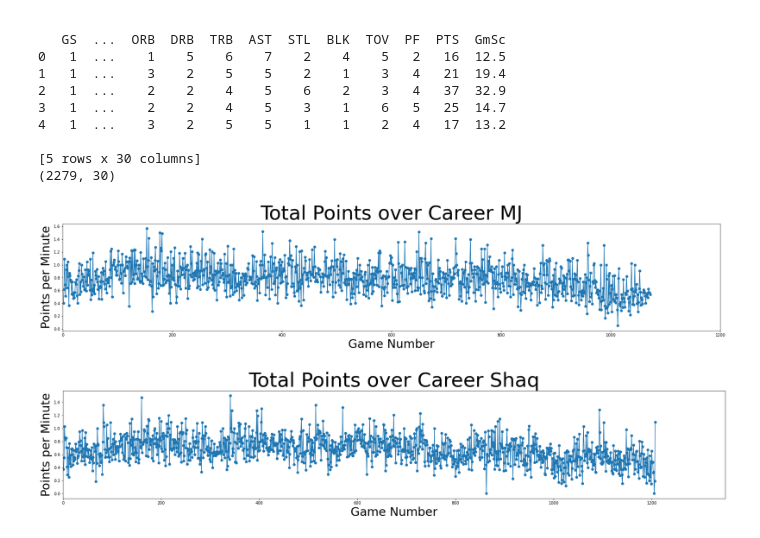
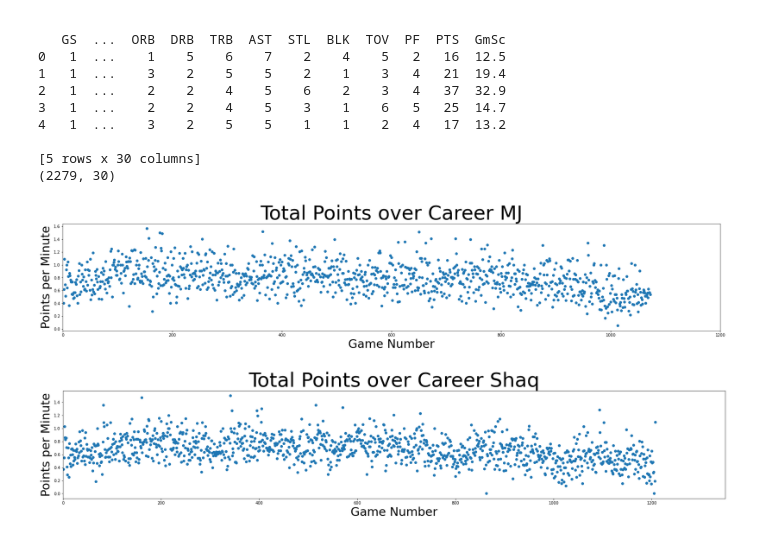
Before and after one commit to JDSchr5817/Project1_Team_Jake, a Jupyter notebook: MJ_v._Shaq.ipynb, the cells around one changed output. Cells and saved outputs as stored; diff of their text form; code cells hidden in the pictures.

```diff
--- a/MJ_v._Shaq.ipynb
+++ b/MJ_v._Shaq.ipynb
@@ -49,24 +49,24 @@ Shaq_df = data_df.loc[data_df["Player"] == "Shaq"].copy()
 # %%
 f = plt.figure()
 f.set_figwidth(30)
 f.set_figheight(5)
 
 
 axes = plt.gca()
 axes.xaxis.label.set_size(30)
 axes.yaxis.label.set_size(30)
 
-plt.plot(MJ_df['Game'], MJ_df['Points per Minute'], marker = 'o')
+plt.scatter(MJ_df['Game'], MJ_df['Points per Minute'], marker = 'o')
 
 plt.xlabel("Game Number")
 plt.ylabel("Points per Minute")
 plt.title("Total Points over Career MJ", fontsize = 50)
 
 plt.xlim([0,1200])
 
 plt.show()
 # %% [output]
-[figure, old version]
+[figure, new version]
 # %%
 f = plt.figure()
 f.set_figwidth(30)
@@ -77,7 +77,7 @@ axes = plt.gca()
 axes.xaxis.label.set_size(30)
 axes.yaxis.label.set_size(30)
 
-plt.plot(Shaq_df['Game'], Shaq_df['Points per Minute'], marker = 'o')
+plt.scatter(Shaq_df['Game'], Shaq_df['Points per Minute'], marker = 'o')
 
 plt.xlabel("Game Number")
 plt.ylabel("Points per Minute")
@@ -87,4 +87,4 @@ plt.xlim([0,1350])
 
 plt.show()
 # %% [output]
-[figure, old version]
+[figure, new version]
```
